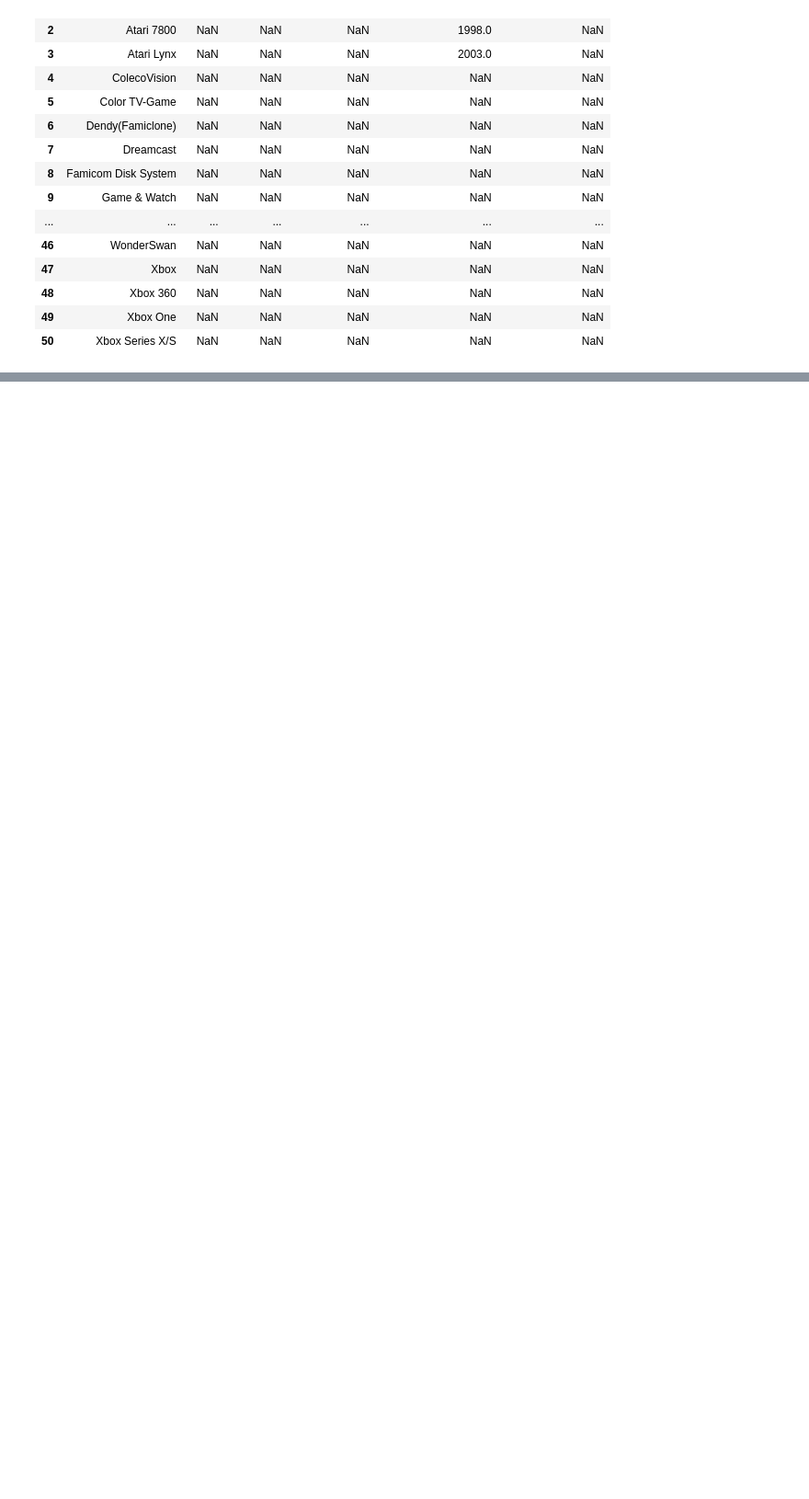
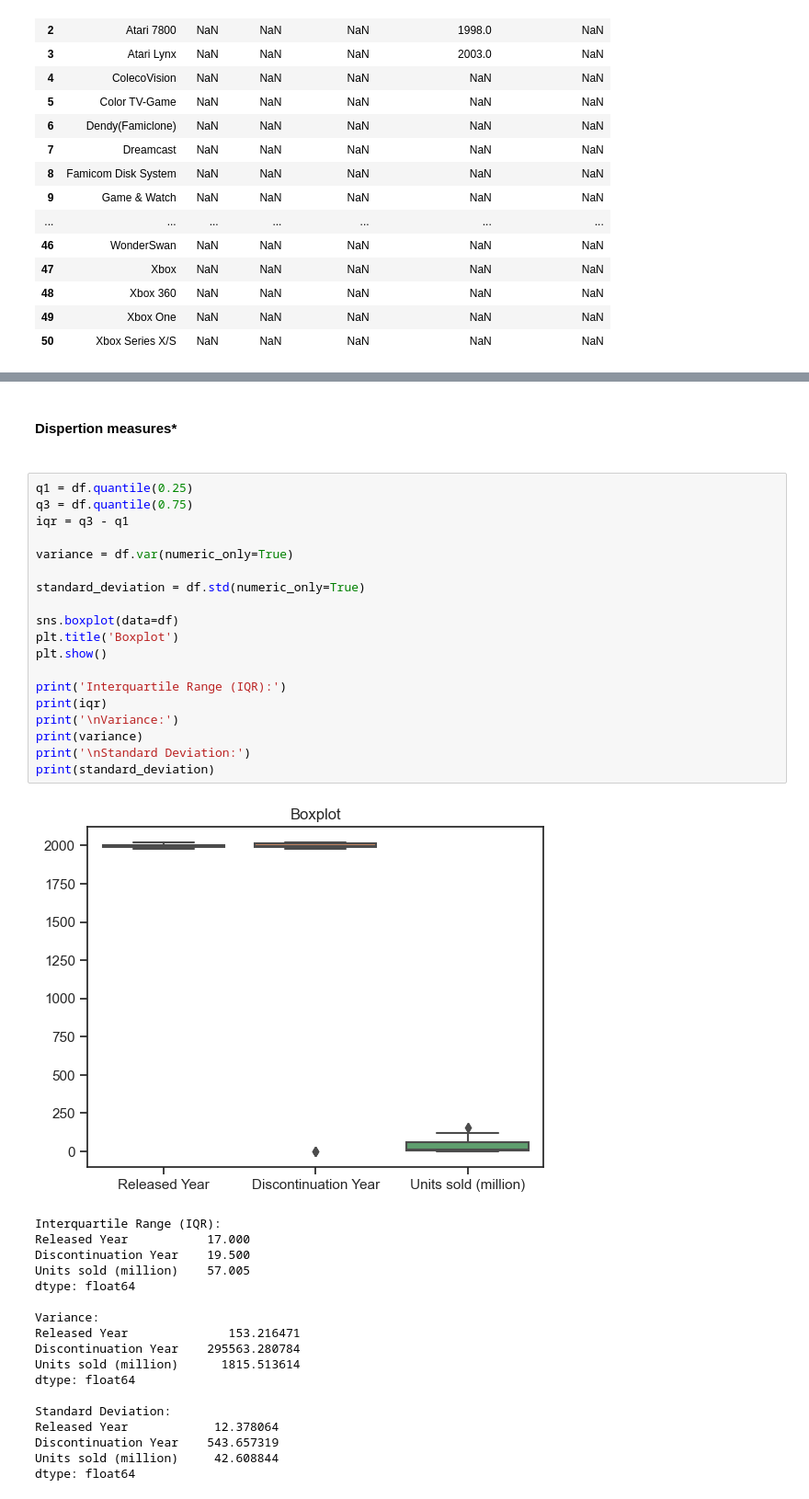
Before and after one commit to JennieJo/final-exam, a Jupyter notebook: main.ipynb, the cells around one changed output, grey strips where cells are left out. Shown at 92% size. Cells and saved outputs as stored; diff of their text form; blank space fills up the shorter version.

```diff
--- a/main.ipynb
+++ b/main.ipynb
@@ -178,3 +182,43 @@ Nintendo 64                        Home                 Nintendo
 Nintendo DS                        Handheld             Nintendo                 2004           2013                  154.02                  1
 Xbox Series X/S                    Home                 Microsoft                2020           0                     18.50                   1
 dtype: int64
+# %% [markdown]
+<h4>Dispertion measures*<h4>
+# %%
+q1 = df.quantile(0.25)
+q3 = df.quantile(0.75)
+iqr = q3 - q1
+
+variance = df.var(numeric_only=True)
+
+standard_deviation = df.std(numeric_only=True)
+
+sns.boxplot(data=df)
+plt.title('Boxplot')
+plt.show()
+
+print('Interquartile Range (IQR):')
+print(iqr)
+print('\nVariance:')
+print(variance)
+print('\nStandard Deviation:')
+print(standard_deviation)
+# %% [output]
+[figure, added]
+Interquartile Range (IQR):
+Released Year           17.000
+Discontinuation Year    19.500
+Units sold (million)    57.005
+dtype: float64
+
+Variance:
+Released Year              153.216471
+Discontinuation Year    295563.280784
+Units sold (million)      1815.513614
+dtype: float64
+
+Standard Deviation:
+Released Year            12.378064
+Discontinuation Year    543.657319
+Units sold (million)     42.608844
+dtype: float64
```
Also changed, not shown: parts of 16 cells of this notebook.
